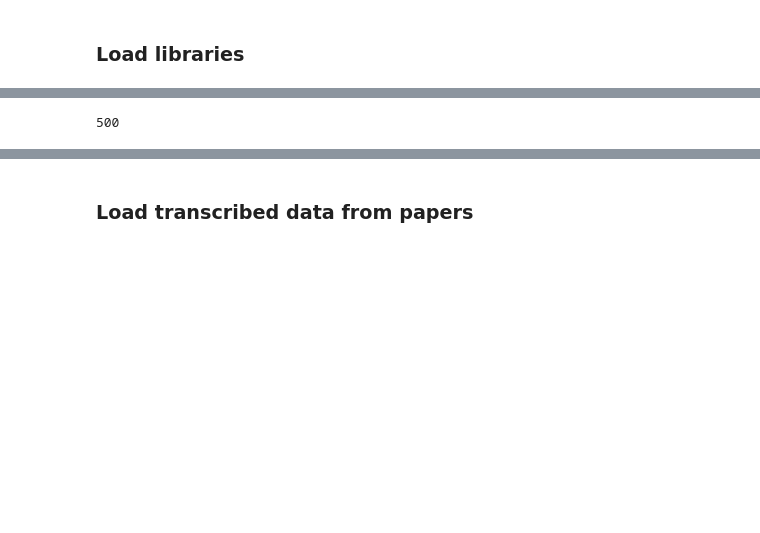
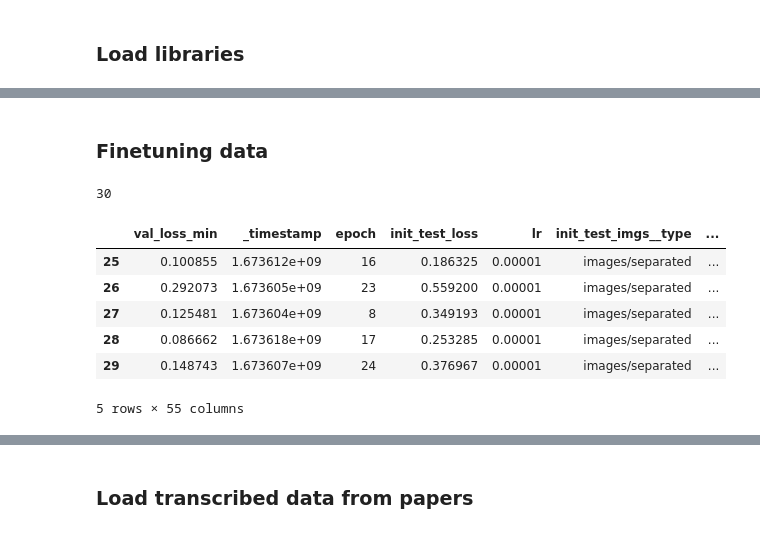
Before and after one commit to ed1d1a8d/scaling, a Jupyter notebook: notebooks/scaling-compare/cifar10.ipynb, the cells around one changed output, grey strips where cells are left out. Saved outputs shown, nothing was run; the diff lists cells and outputs as text; code cells hidden in the pictures; blank space fills up the shorter version.

```diff
--- a/notebooks/scaling-compare/cifar10.ipynb
+++ b/notebooks/scaling-compare/cifar10.ipynb
@@ -43,14 +112,30 @@ transformers.logging.set_verbosity_error()
+# %% [markdown]
+### Finetuning data
 # %%
-api = wandb.Api(timeout=30)
+api = wandb.Api()
 runs: list[wandb.apis.public.Run] = api.runs(
-    f"data-frugal-learning/probe-embeddings",
-    filters={
-        "$and": [
-            {"tags": {"$in": ["probe-seeds-v1"]}},
-            {"config.dataset_cfg.id": {"$eq": "cifar10"}},
-        ]
-    },
+    f"data-frugal-learning/finetune",
+    filters={"tags": {"$in": ["finetune-sweep-v1.4"]}},
 )
-len(runs)
+
+df_finetune = (
+    utils.runs_to_df(runs)
+    .query("state == 'finished'")
+    .sort_values(
+        "n_train"
+    ).reset_index(drop=True)
+)
+df_finetune["test_err"] = 1 - df_finetune.test_acc
+df_finetune["val_err"] = 1 - df_finetune.val_acc_max
+df_finetune["train_err"] = 1 - df_finetune.train_acc_max
+print(len(df_finetune))
+df_finetune.tail()
 # %% [output]
-500
+30
+|  | val_loss_min | _timestamp | epoch | init_test_loss | lr | init_test_imgs__type | ... |
+| 25 | 0.100855 | 1.673612e+09 | 16 | 0.186325 | 0.00001 | images/separated | ... |
+| 26 | 0.292073 | 1.673605e+09 | 23 | 0.559200 | 0.00001 | images/separated | ... |
+| 27 | 0.125481 | 1.673604e+09 | 8 | 0.349193 | 0.00001 | images/separated | ... |
+| 28 | 0.086662 | 1.673618e+09 | 17 | 0.253285 | 0.00001 | images/separated | ... |
+| 29 | 0.148743 | 1.673607e+09 | 24 | 0.376967 | 0.00001 | images/separated | ... |
+5 rows × 55 columns
```
Also changed, not shown: parts of 13 cells of this notebook.
